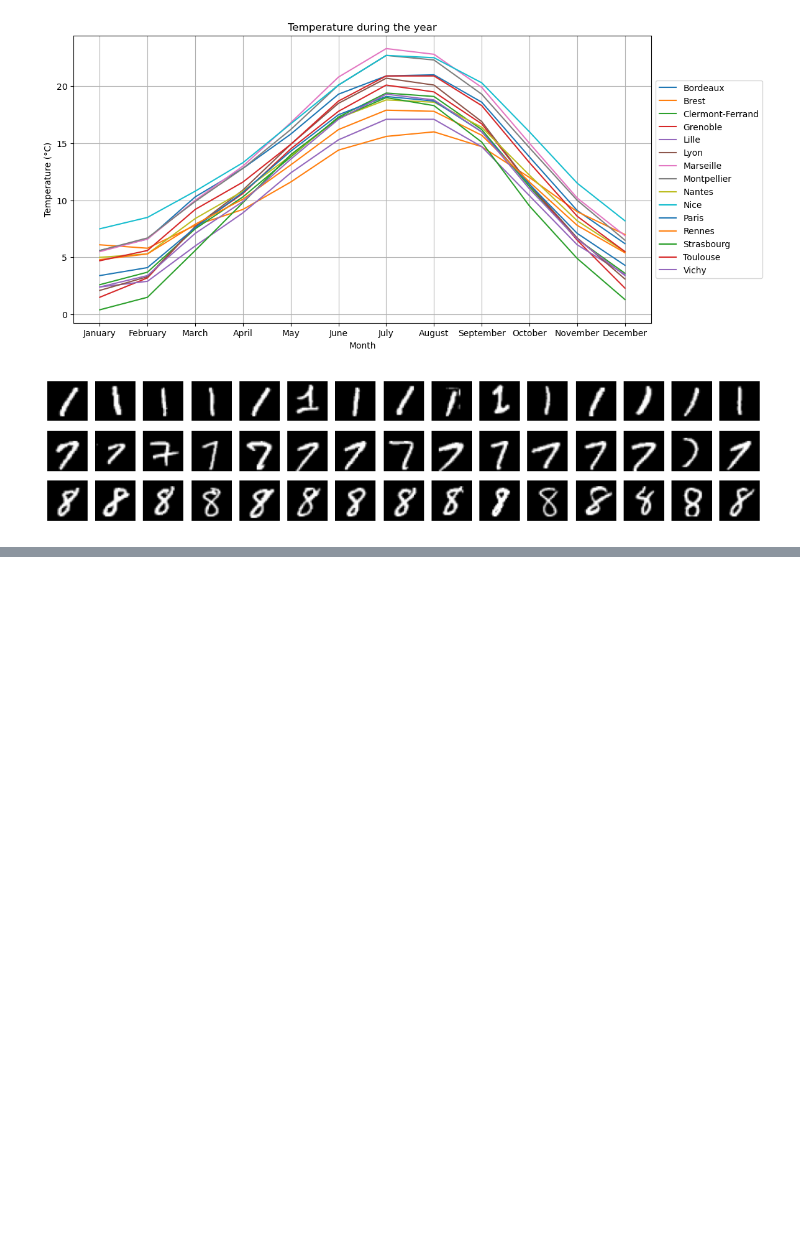
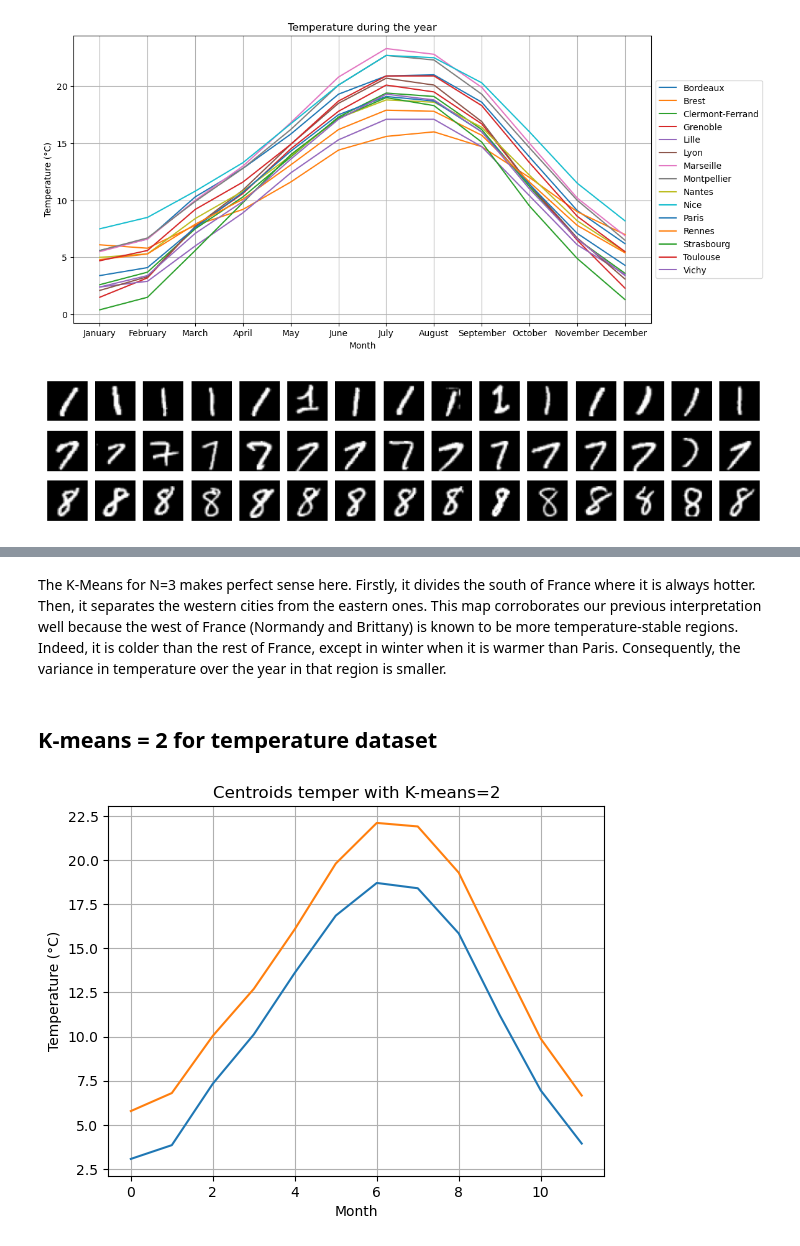
Before and after one commit to Nicolassaint/X-Intro_ML, a Jupyter notebook: code_report.ipynb, the cells around one changed output, grey strips where cells are left out. Saved outputs shown, nothing was run; the diff lists cells and outputs as text; code cells hidden in the pictures; blank space fills up the shorter version.

```diff
--- a/code_report.ipynb
+++ b/code_report.ipynb
@@ -197,0 +213,24 @@ Estimated Classes for All Samples temper:
+# %% [markdown]
+The K-Means for N=3 makes perfect sense here. Firstly, it divides the south of France where it is always hotter. Then, it separates the western cities from the eastern ones. This map corroborates our previous interpretation well because the west of France (Normandy and Brittany) is known to be more temperature-stable regions. Indeed, it is colder than the rest of France, except in winter when it is warmer than Paris. Consequently, the variance in temperature over the year in that region is smaller.
+# %% [markdown]
+## K-means = 2 for temperature dataset
+# %%
+# K-means clustering with K=2
+kmeans_temper = KMeans(n_clusters=2, random_state=0)
+kmeans_temper.fit(data_temperatures)
+
+# Get cluster centroids and estimated classes
+cluster_centroids_temper = kmeans_temper.cluster_centers_
+estimated_classes_temper = kmeans_temper.labels_
+
+#Transpose the cluster of centroids
+pl.plot(cluster_centroids_temper.T)
+
+
+pl.title("Centroids temper with K-means=2")
+pl.xlabel('Month')
+pl.ylabel('Temperature (°C)')
+pl.grid(True)
+pl.show()
+# %% [output]
+[figure, added]
```
Also changed, not shown: parts of 42 cells of this notebook.
